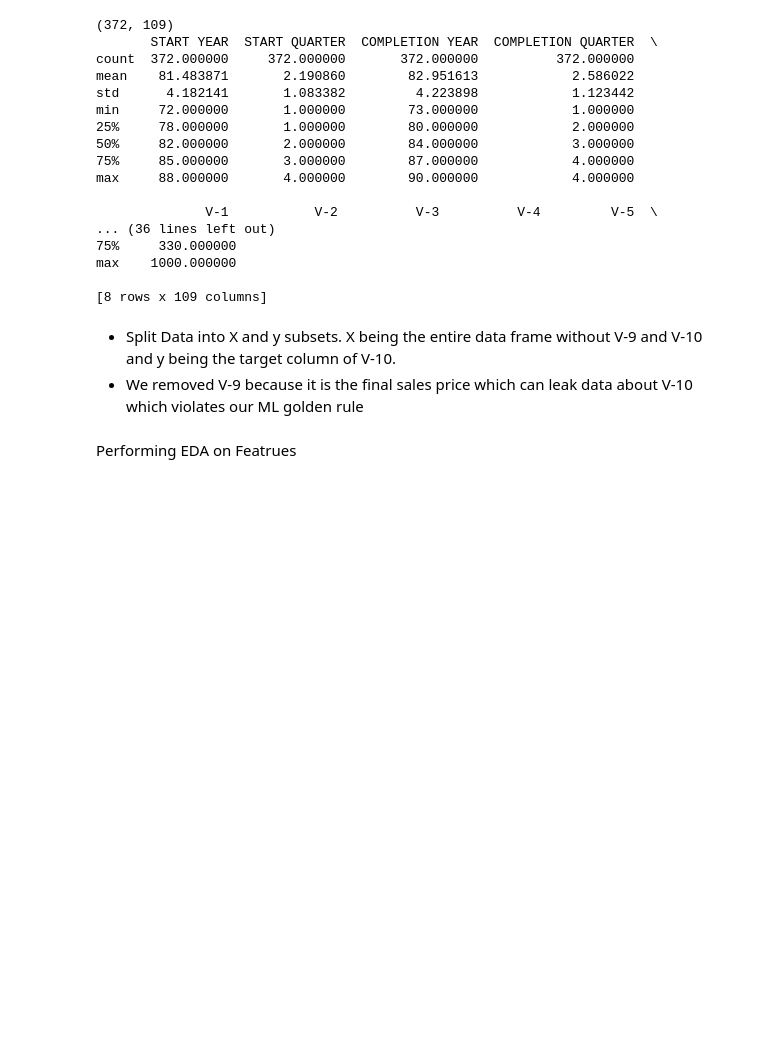
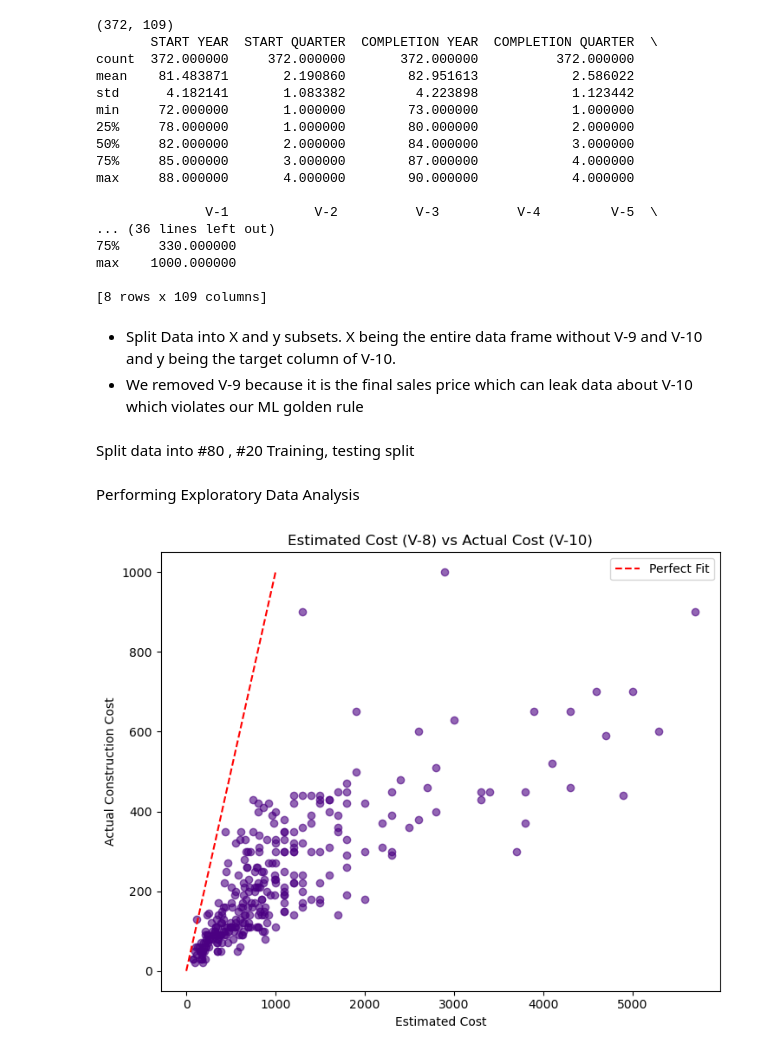
Before and after one commit to aashirnay54/ConstructionMLPOC, a Jupyter notebook: MLPOC.ipynb, the cells around one changed output. Cells and saved outputs as stored; diff of their text form; code cells hidden in the pictures; blank space fills up the shorter version.

Commit message:
Exploratory Data Analysis

```diff
--- a/MLPOC.ipynb
+++ b/MLPOC.ipynb
@@ -50,4 +47,24 @@ max    1000.000000
 X = df.drop(columns = ['V-9', 'V-10'])
 y = df['V-10']
 # %% [markdown]
-Performing EDA on Featrues
+Split data into #80 , #20 Training, testing split
+# %%
+X_train, X_test, y_train, y_test = train_test_split(X,y, test_size = .20, random_state = 42)
+# %% [markdown]
+Performing Exploratory Data Analysis
+# %%
+plt.figure(figsize=(14, 6))
+
+#Histogram of Distribution of Construction Costs (V-10)
+plt.subplot(1, 2, 2)
+plt.scatter(X_train['V-8'], y_train, alpha=0.6, color='indigo')
+plt.plot([0, y_train.max()], [0, y_train.max()], 'r--', label='Perfect Fit')
+plt.title("Estimated Cost (V-8) vs Actual Cost (V-10)")
+plt.xlabel("Estimated Cost")
+plt.ylabel("Actual Construction Cost")
+plt.legend()
+
+plt.tight_layout()
+plt.show()
+# %% [output]
+[figure, added]
```
Also changed, not shown: parts of 1 cell of this notebook.
